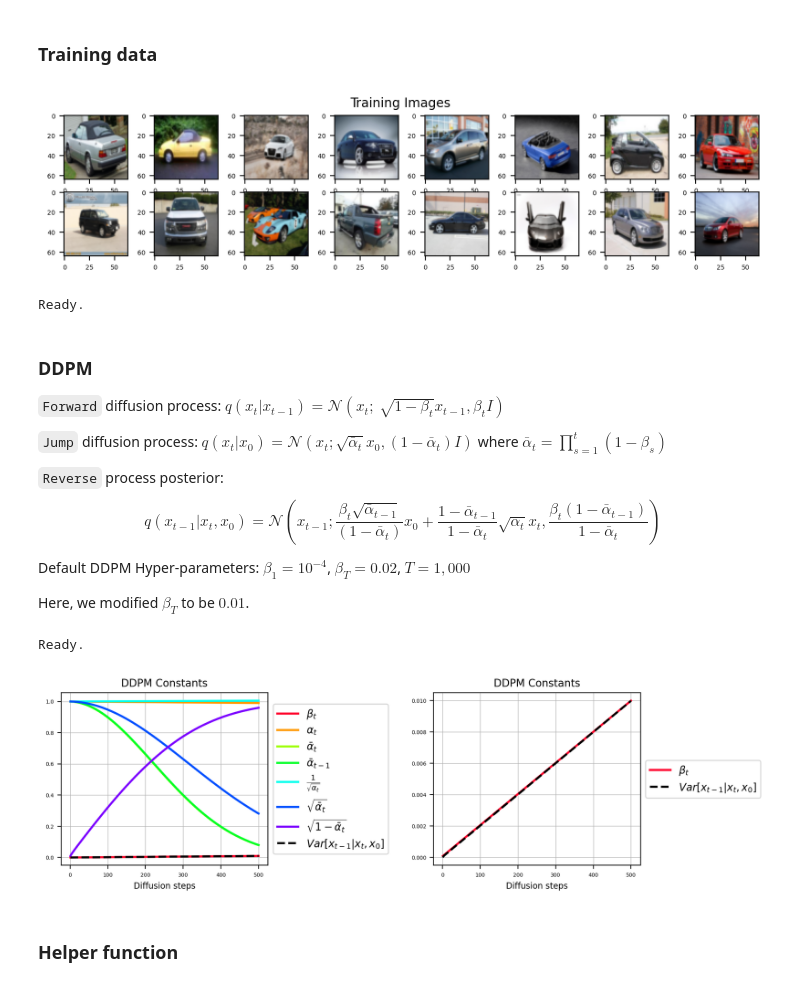
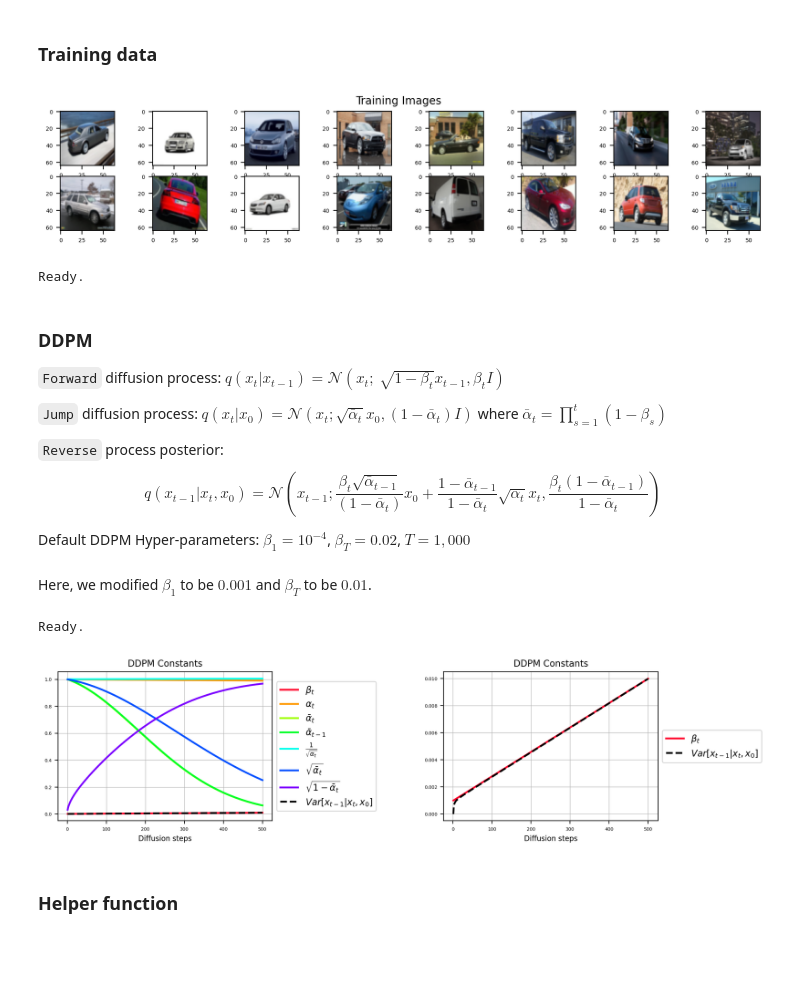
Before and after one commit to sjchoi86/yet-another-diffusion-models, a Jupyter notebook: code/demo_forward_diffusion.ipynb, the cells around one changed output. Saved outputs shown, nothing was run; the diff lists cells and outputs as text; code cells hidden in the pictures; blank space fills up the shorter version.

Commit message:
Changed beta parameters

```diff
--- a/code/demo_forward_diffusion.ipynb
+++ b/code/demo_forward_diffusion.ipynb
@@ -34,19 +34,19 @@ Ready
 # %%
 trs = [transforms.Resize((64,64)),
        transforms.RandomHorizontalFlip(),
        transforms.ToTensor()] # [B x C x H x W]
 dataset = torchvision.datasets.StanfordCars(
     root='../data',split='train',transform=transforms.Compose(trs),download=True)
 dataloader = DataLoader(dataset=dataset,batch_size=128,shuffle=True,drop_last=True)
 n_plot,n_row = 16,2
-plt.figure(figsize=(10,2));
+plt.figure(figsize=(12,2));
 for i_idx,img_idx in enumerate(np.random.permutation(len(dataset))[:n_plot]):
     plt.subplot(n_row,n_plot//n_row,i_idx+1)
     plt.imshow(torch2np(dataset[img_idx][0]).transpose([1,2,0]))
 plt.suptitle('Training Images',fontsize=10); plt.show()
 print ("Ready.")
 # %% [output]
-[figure, old version]
+[figure, new version]
 Ready.
 # %% [markdown]
 ### DDPM
@@ -69,8 +69,8 @@ $$
 
 Default DDPM Hyper-parameters:
 $\beta_1 = 10^{-4}$, $\beta_T = 0.02$, $T=1,000$
-
-Here, we modified $\beta_T$ to be $0.01$.
+# %% [markdown]
+Here, we modified $\beta_1$ to be $0.001$ and $\beta_T$ to be $0.01$.
 # %%
 # Precompute some constants for DDPM
 dc = {}
@@ -91,7 +91,7 @@ Ready.
 ts = np.linspace(start=1,stop=dc['T'],num=dc['T'])
 cs = [plt.cm.gist_rainbow(x) for x in np.linspace(0,1,8)]
 lw = 2 # linewidth
-plt.figure(figsize=(10,3))
+plt.figure(figsize=(12,3))
 plt.subplot(1,2,1)
 plt.plot(ts,torch2np(dc['betas']),color=cs[0],label=r'$\beta_t$',lw=lw)
 plt.plot(ts,torch2np(dc['alphas']),color=cs[1],label=r'$\alpha_t$',lw=lw)
@@ -112,7 +112,7 @@ plt.legend(fontsize=10,loc='center left',bbox_to_anchor=(1,0.5))
 plt.title('DDPM Constants',fontsize=10); plt.grid(lw=0.5);
 plt.subplots_adjust(wspace=0.8); plt.show()
 # %% [output]
-[figure, old version]
+[figure, new version]
 # %% [markdown]
 ### Helper function
 # %%
```
Also changed, not shown: parts of 3 cells of this notebook.
